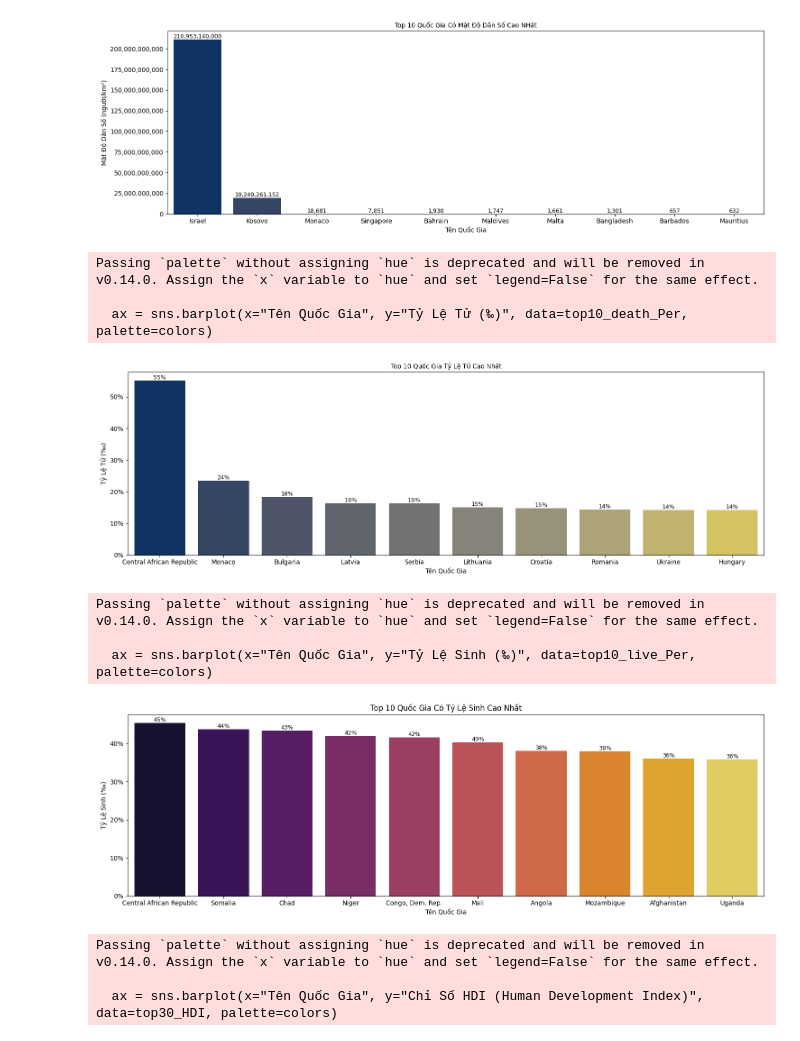
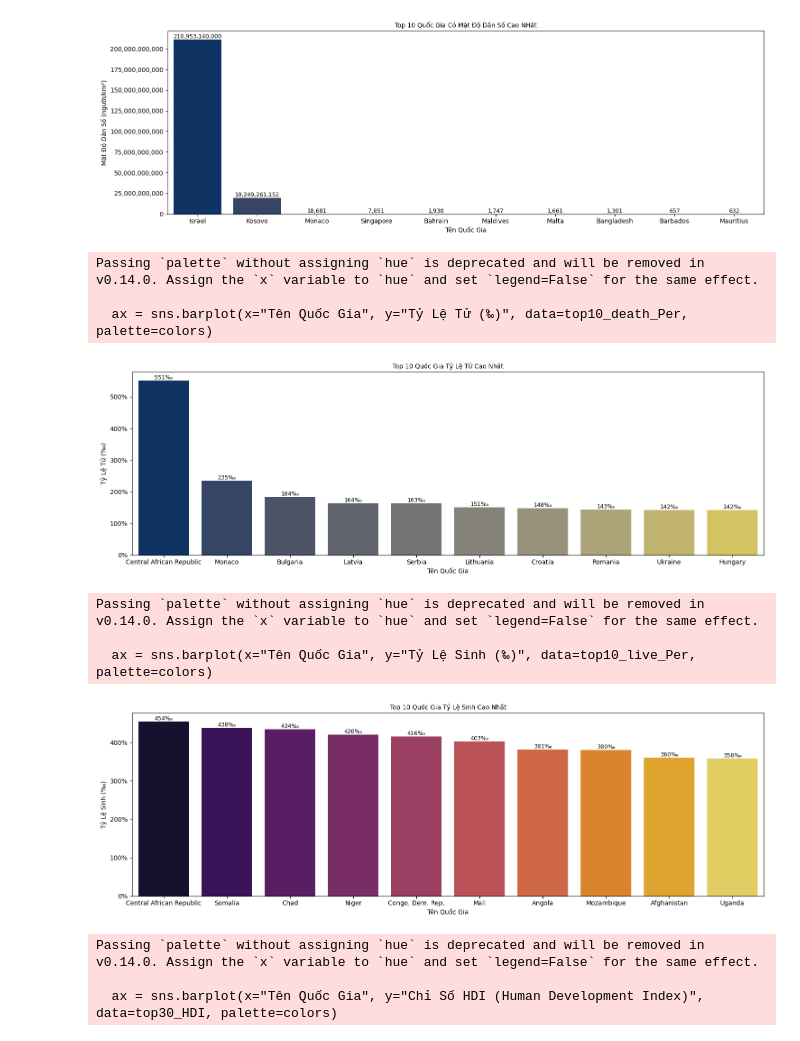
Before and after one commit to HUyEsona/Data-visualization-axis, a Jupyter notebook: main.ipynb, the cells around one changed output. Saved outputs shown, nothing was run; the diff lists cells and outputs as text; code cells hidden in the pictures.

```diff
--- a/main.ipynb
+++ b/main.ipynb
@@ -248,6 +255,8 @@ Passing `palette` without assigning `hue` is deprecated and will be removed in v
   ax = sns.barplot(x="Tên Quốc Gia", y="Mật Độ Dân Số (người/km²)", data=top10_pop_density, palette=colors)
 [figure]
 # %%
+####
+
 df["Tỷ Lệ Tử (‰)"] = pd.to_numeric(df["Tỷ Lệ Tử (‰)"], errors="coerce")
 top10_death_Per = df.sort_values(by="Tỷ Lệ Tử (‰)", ascending=False).head(10)
 colors = sns.color_palette("cividis", len(top10_death_Per))
@@ -261,13 +270,13 @@ for i, row in top10_death_Per.iterrows():
     ax.text(
         x=top10_death_Per.index.get_loc(i),
         y=row["Tỷ Lệ Tử (‰)"],
-        s=f'{row["Tỷ Lệ Tử (‰)"] * 100:.0f}%',
+        s=f'{row["Tỷ Lệ Tử (‰)"] * 1000:.0f}‰',
         ha='center',
         va='bottom',
         fontsize=9,
         color='black'
     )
-formatter = FuncFormatter(lambda x, pos: f'{x * 100:.0f}%')
+formatter = FuncFormatter(lambda x, pos: f'{x * 1000:.0f}%')
 plt.gca().yaxis.set_major_formatter(formatter)
 plt.tight_layout()
 plt.show()
@@ -275,35 +284,36 @@ plt.show()
 Passing `palette` without assigning `hue` is deprecated and will be removed in v0.14.0. Assign the `x` variable to `hue` and set `legend=False` for the same effect.
 
   ax = sns.barplot(x="Tên Quốc Gia", y="Tỷ Lệ Tử (‰)", data=top10_death_Per, palette=colors)
-[figure, old version]
+[figure, new version]
 # %%
 df["Tỷ Lệ Sinh (‰)"] = pd.to_numeric(df["Tỷ Lệ Sinh (‰)"], errors="coerce")
-top10_live_Per = df.sort_values(by="Tỷ Lệ Sinh (‰)", ascending=False).head(10)
+top10_live_Per= df.sort_values(by="Tỷ Lệ Sinh (‰)", ascending=False).head(10)
 colors = sns.color_palette("inferno", len(top10_live_Per))
 plt.figure(figsize=(15, 5))
 ax = sns.barplot(x="Tên Quốc Gia", y="Tỷ Lệ Sinh (‰)", data=top10_live_Per, palette=colors)
 plt.xticks(rotation=0)
 plt.ylabel("Tỷ Lệ Sinh (‰)", fontsize=10)
-plt.title("Top 10 Quốc Gia Có Tỷ Lệ Sinh Cao Nhất", fontsize=12)
+plt.title("Top 10 Quốc Gia Tỷ Lệ Sinh Cao Nhất", fontsize=10)
+
 for i, row in top10_live_Per.iterrows():
     ax.text(
         x=top10_live_Per.index.get_loc(i),
         y=row["Tỷ Lệ Sinh (‰)"],
-        s=f'{row["Tỷ Lệ Sinh (‰)"] * 100:.0f}%',
+        s=f'{row["Tỷ Lệ Sinh (‰)"] * 1000:.0f}‰',
         ha='center',
         va='bottom',
         fontsize=9,
         color='black'
     )
-formatter = FuncFormatter(lambda x, pos: f'{x * 100:.0f}%')
+formatter = FuncFormatter(lambda x, pos: f'{x * 1000:.0f}%')
 plt.gca().yaxis.set_major_formatter(formatter)
 plt.tight_layout()
 plt.show()
 # %% [output]
 Passing `palette` without assigning `hue` is deprecated and will be removed in v0.14.0. Assign the `x` variable to `hue` and set `legend=False` for the same effect.
 
   ax = sns.barplot(x="Tên Quốc Gia", y="Tỷ Lệ Sinh (‰)", data=top10_live_Per, palette=colors)
-[figure, old version]
+[figure, new version]
 # %%
 df["Chỉ Số HDI (Human Development Index)"] = pd.to_numeric(df["Chỉ Số HDI (Human Development Index)"], errors="coerce")
 top30_HDI = df.sort_values(by="Chỉ Số HDI (Human Development Index)", ascending=False).head(30)
```
Also changed, not shown: parts of 7 cells of this notebook.
